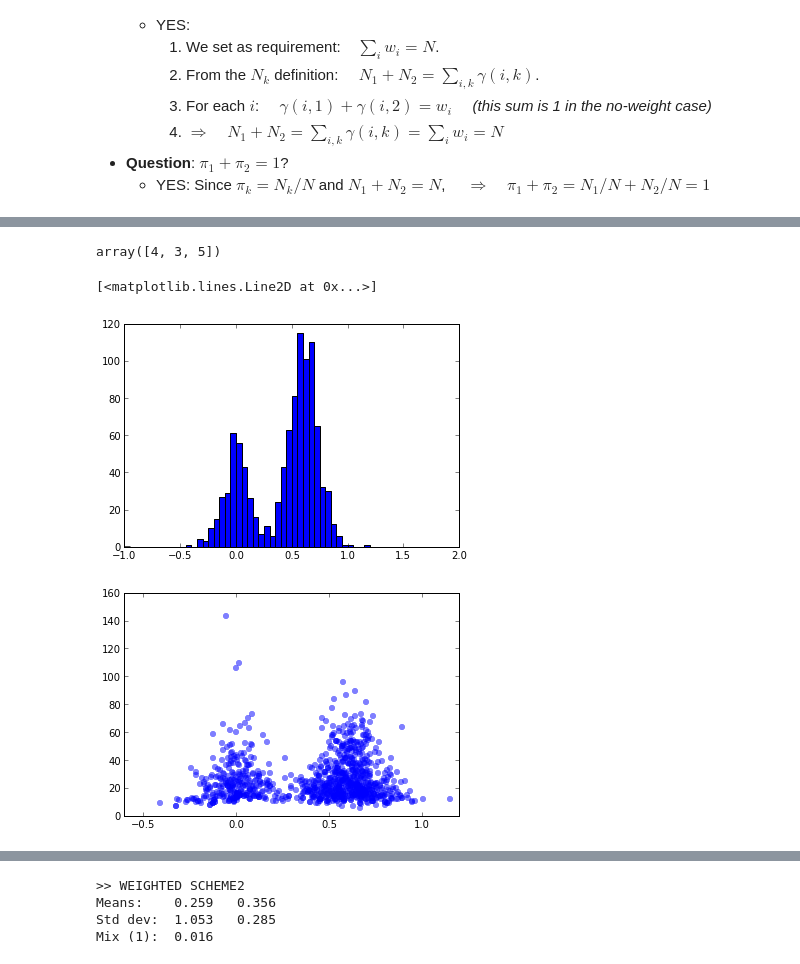
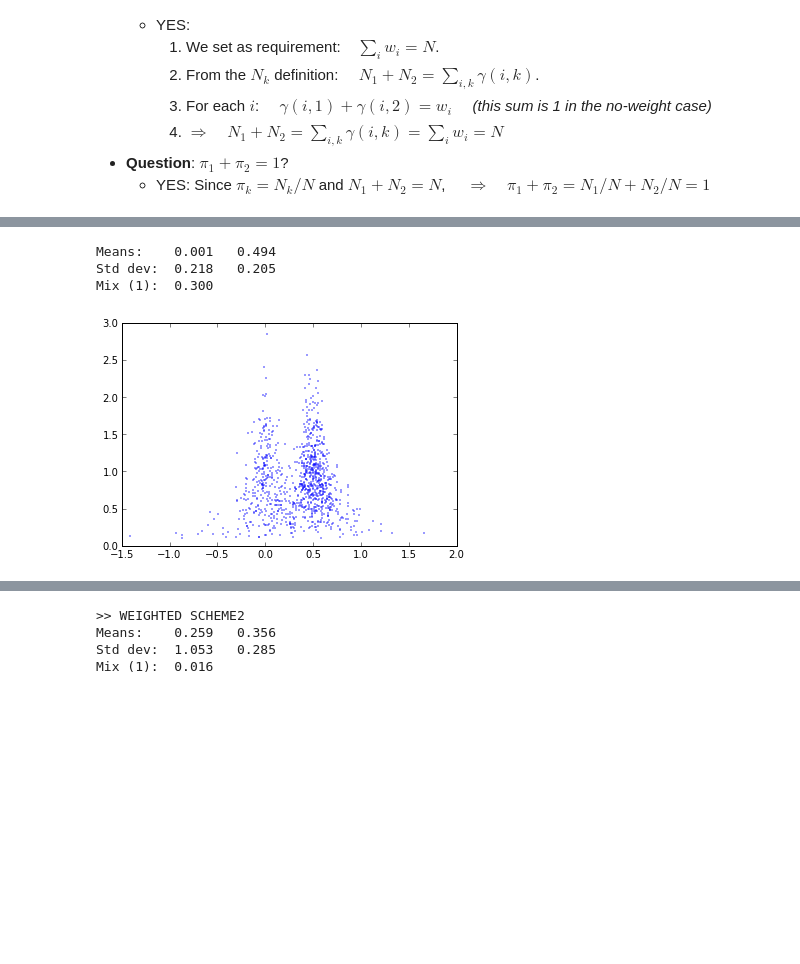
Before and after one commit to tritemio/notebooks, a Jupyter notebook: Mixture_Model_Fitting.ipynb, the cells around one changed output, grey strips where cells are left out. Cells and saved outputs as stored; diff of their text form; code cells hidden in the pictures; blank space fills up the shorter version.

```diff
--- a/Mixture_Model_Fitting.ipynb
+++ b/Mixture_Model_Fitting.ipynb
@@ -472,23 +451,18 @@ print (E==0).sum(), (na==0).sum()
-# %%
-binom.rvs(10, 0.5, size=3)
-# %% [output]
-array([4, 3, 5])
 # %%
 N = 1000
 a = 0.3
-
-nd, na = sim_burst_sample(E=0, N=a*N, min_burst_size=10, mean_burst_size=15)
-s1, sig1 = (1.*na)/(na+nd), (nd+na)
-
-nd, na = sim_burst_sample(E=0.6, N=(1-a)*N, min_burst_size=10, mean_burst_size=15)
-s2, sig2 = (1.*na)/(na+nd), (nd+na)
-
+s1, sig1 = sim_single_population(0, N=N*a)
+s2, sig2 = sim_single_population(0.5, N=N*(1-a))
 s = concatenate([s1, s2])
 sigma_tot = concatenate([sig1, sig2])
-hist(s, bins=r_[-1:2:0.05]);
-figure()
-plot(s, sigma_tot, 'o', mew=0, alpha=0.5)
+#hist(s, bins=r_[-1:2:0.05]);
+#hist(s, bins=40)
+plot(s, 0.1/sigma_tot, 'o', mew=0, ms=2, alpha=0.5)
+print "Means:   %6.3f  %6.3f" % (s1.mean(), s2.mean())
+print "Std dev: %6.3f  %6.3f" % (sqrt((sig1**2).mean()), sqrt((sig2**2).mean()))
+print "Mix (1): %6.3f " % a
 # %% [output]
-[<matplotlib.lines.Line2D at 0x...>]
+Means:    0.001   0.494
+Std dev:  0.218   0.205
+Mix (1):  0.300
-[figure, old version]
+[figure, new version]
-[figure, removed]
```
Also changed, not shown: parts of 40 cells of this notebook.
